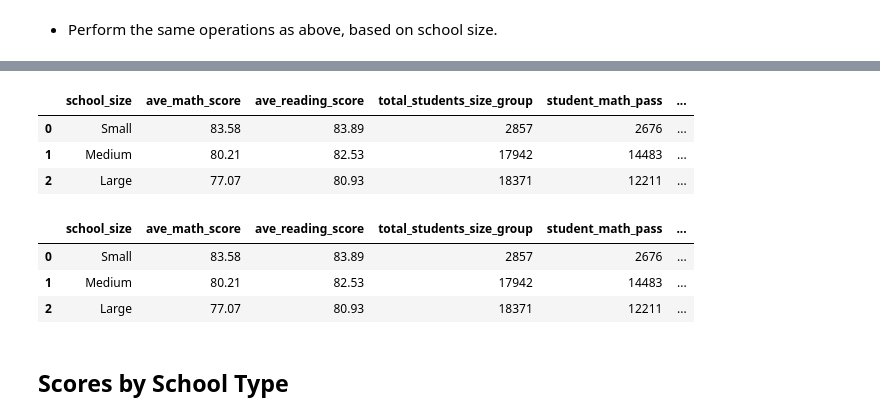
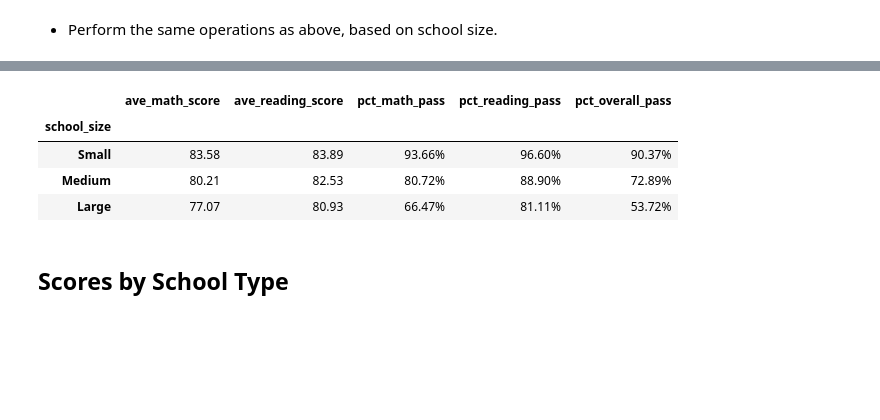
Before and after one commit to BrandonOverlie/pandas-challenge, a Jupyter notebook: PyCitySchools/02-Homework_04-Pandas_Instructions_PyCitySchools_PyCitySchools_starter (1).ipynb, the cells around one changed output, grey strips where cells are left out. Saved outputs shown, nothing was run; the diff lists cells and outputs as text; code cells hidden in the pictures; blank space fills up the shorter version.

Commit message:
finished - should look into re structuring the last 3 sections to make the code cleaner

```diff
--- a/PyCitySchools/02-Homework_04-Pandas_Instructions_PyCitySchools_PyCitySchools_starter (1).ipynb
+++ b/PyCitySchools/02-Homework_04-Pandas_Instructions_PyCitySchools_PyCitySchools_starter (1).ipynb
@@ -526,25 +510,40 @@ school_size_group_scores_summary
 # %%
-# use the groupby variable stored from before to sum up the the total passing math students per school size class, then merge
+# use the groupby variable stored from before to sum up the the total passing reading students per school size class, then merge
 reading_pass_size_group = school_data_group["passing_reading_student_count"].sum().rename_axis(
     'school_size').reset_index(name='student_reading_pass')
 school_size_group_scores_summary = pd.merge(school_size_group_scores_summary, reading_pass_size_group, on=["school_size"])
-school_size_group_scores_summary
-# %% [output]
-|  | school_size | ave_math_score | ave_reading_score | total_students_size_group | student_math_pass | ... |
-| 0 | Small | 83.58 | 83.89 | 2857 | 2676 | ... |
-| 1 | Medium | 80.21 | 82.53 | 17942 | 14483 | ... |
-| 2 | Large | 77.07 | 80.93 | 18371 | 12211 | ... |
 # %%
-# use the groupby variable stored from before to sum up the the total passing math students per school size class, then merge
+# use the groupby variable stored from before to sum up the the total passing students per school size class, then merge
 student_pass_size_group = school_data_group["passing_student_count"].sum().rename_axis(
     'school_size').reset_index(name='student_pass')
 school_size_group_scores_summary = pd.merge(school_size_group_scores_summary, student_pass_size_group, on=["school_size"])
-school_size_group_scores_summary
-# %% [output]
-|  | school_size | ave_math_score | ave_reading_score | total_students_size_group | student_math_pass | ... |
-| 0 | Small | 83.58 | 83.89 | 2857 | 2676 | ... |
-| 1 | Medium | 80.21 | 82.53 | 17942 | 14483 | ... |
-| 2 | Large | 77.07 | 80.93 | 18371 | 12211 | ... |
+# %%
+# calculate and format the percentage of students that passed the math test by budget class, then pass it into the df
+pct_math_pass_size_group = school_size_group_scores_summary['student_math_pass'] / \
+    school_size_group_scores_summary['total_students_size_group']
+school_size_group_scores_summary["pct_math_pass"] = (pct_math_pass_size_group * 100).astype(float).map("{:,.2f}%".format)
+# %%
+# calculate and format the percentage of students that passed the reading test by budget class, then pass it into the df
+pct_reading_pass_size_group = school_size_group_scores_summary['student_reading_pass'] / \
+    school_size_group_scores_summary['total_students_size_group']
+school_size_group_scores_summary["pct_reading_pass"] = (pct_reading_pass_size_group * 100).astype(float).map("{:,.2f}%".format)
+# %%
+# calculate and format the percentage of students that passed by school size class, then pass it into the df
+pct_student_pass_size_group = school_size_group_scores_summary['student_pass'] / \
+    school_size_group_scores_summary['total_students_size_group']
+school_size_group_scores_summary["pct_overall_pass"] = (pct_student_pass_size_group * 100).astype(float).map("{:,.2f}%".format)
+# %%
+#reduce the school_data data frame to the columns specified in the .loc function
+school_size_group_scores_summary = school_size_group_scores_summary.loc[:, ["school_size", "ave_math_score",
+                                                                    "ave_reading_score", "pct_math_pass",
+                                                                    "pct_reading_pass", "pct_overall_pass"]]
+school_size_group_scores_summary.set_index("school_size")
+# %% [output]
+|  | ave_math_score | ave_reading_score | pct_math_pass | pct_reading_pass | pct_overall_pass |
+| school_size |  |  |  |  |  |
+| Small | 83.58 | 83.89 | 93.66% | 96.60% | 90.37% |
+| Medium | 80.21 | 82.53 | 80.72% | 88.90% | 72.89% |
+| Large | 77.07 | 80.93 | 66.47% | 81.11% | 53.72% |
 # %% [markdown]
 ## Scores by School Type
 # %% [markdown]
```
Also changed, not shown: parts of 27 cells of this notebook.
